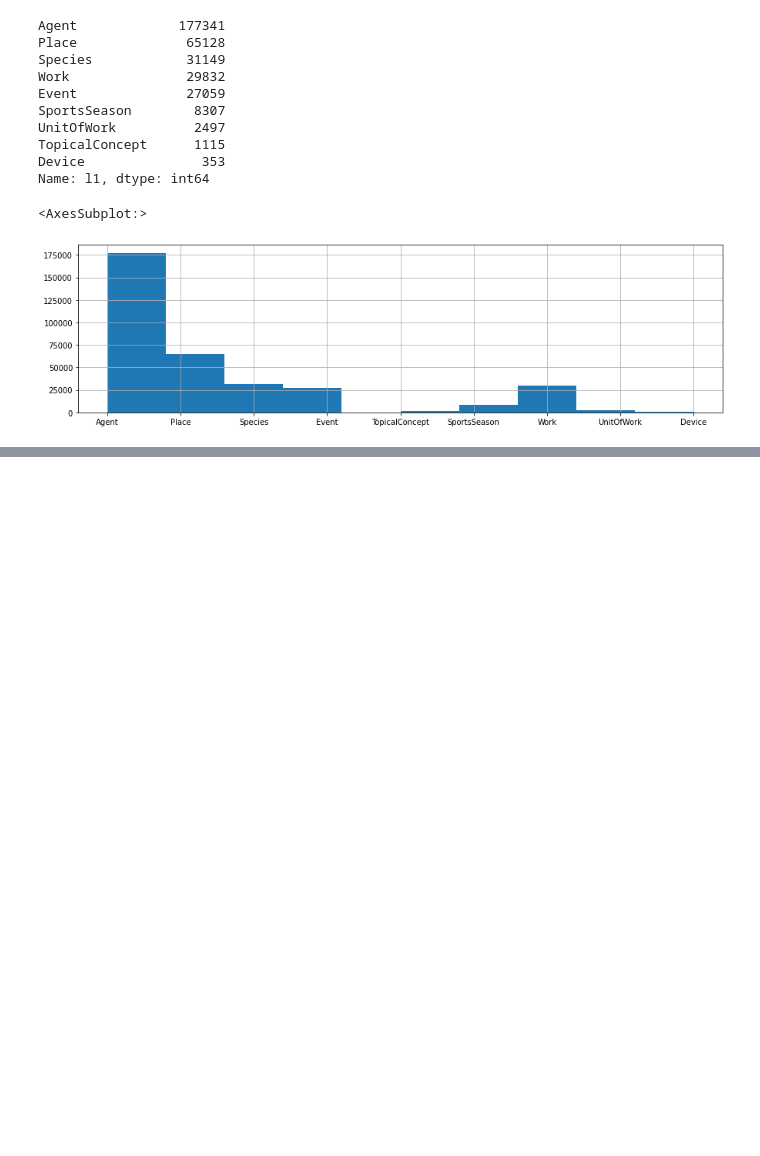
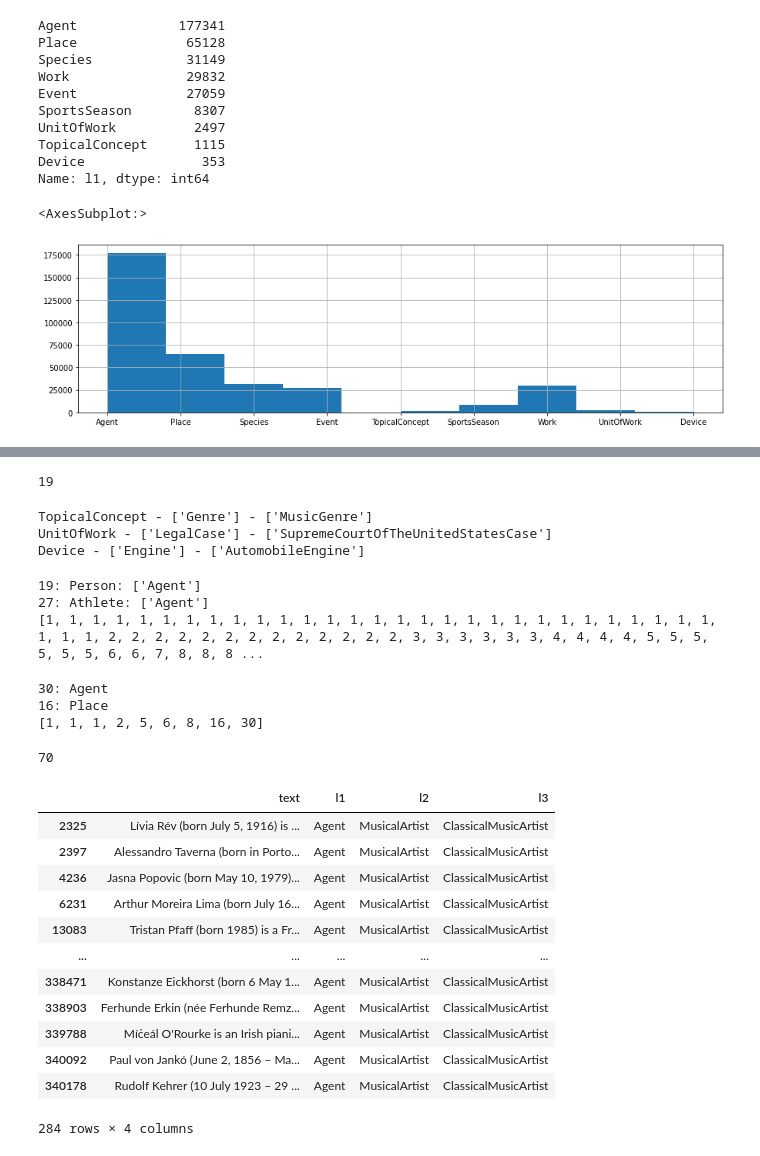
Before and after one commit to talvany/hierarchiclass, a Jupyter notebook: notebooks/Analyse data.ipynb, the cells around one changed output, grey strips where cells are left out. Drawn from its saved outputs; the diff is of its cells as text; code cells hidden in the pictures; blank space fills up the shorter version.

```diff
--- a/notebooks/Analyse data.ipynb
+++ b/notebooks/Analyse data.ipynb
@@ -59,0 +99,63 @@ Series([], Name: l3, dtype: int64)
+# %%
+len(df[df['l2'] == 'Person'].l3.unique()) == 1
+# %% [output]
+19
+# %%
+for l1_label in df.l1.unique():
+    if len(df[df['l1'] == l1_label].l3.unique()) == 1:
+        l2_label = df[df['l1'] == l1_label].l2.unique()
+        l3_label = df[df['l1'] == l1_label].l3.unique()
+        print(f'{l1_label} - {l2_label} - {l3_label}')
+# %% [output]
+TopicalConcept - ['Genre'] - ['MusicGenre']
+UnitOfWork - ['LegalCase'] - ['SupremeCourtOfTheUnitedStatesCase']
+Device - ['Engine'] - ['AutomobileEngine']
+# %%
+counts = list()
+
+for label in df.l2.unique():
+    size = len(df[df['l2'] == label].l3.unique())
+    counts.append(size)
+    l1_label = df[df['l2'] == label].l1.unique()
+    if size > 8:
+        print(f'{size}: {label}: {l1_label}')
+
+print(sorted(counts))
+# %% [output]
+19: Person: ['Agent']
+27: Athlete: ['Agent']
+[1, 1, 1, 1, 1, 1, 1, 1, 1, 1, 1, 1, 1, 1, 1, 1, 1, 1, 1, 1, 1, 1, 1, 1, 1, 1, 1, 1, 1, 1, 1, 1, 2, 2, 2, 2, 2, 2, 2, 2, 2, 2, 2, 2, 2, 3, 3, 3, 3, 3, 3, 4, 4, 4, 4, 5, 5, 5, 5, 5, 5, 6, 6, 7, 8, 8, 8 ...
+# %%
+counts = list()
+
+for label in df.l1.unique():
+    size = len(df[df['l1'] == label].l2.unique())
+    counts.append(size)
+    if size > 8:
+        print(f'{size}: {label}')
+
+print(sorted(counts))
+# %% [output]
+30: Agent
+16: Place
+[1, 1, 1, 2, 5, 6, 8, 16, 30]
+# %%
+len(df.l2.unique())
+# %% [output]
+70
+# %%
+df[df['l2'] == 'MusicalArtist']
+# %% [output]
+|  | text | l1 | l2 | l3 |
+| 2325 | Lívia Rév (born July 5, 1916) is ... | Agent | MusicalArtist | ClassicalMusicArtist |
+| 2397 | Alessandro Taverna (born in Porto... | Agent | MusicalArtist | ClassicalMusicArtist |
+| 4236 | Jasna Popovic (born May 10, 1979)... | Agent | MusicalArtist | ClassicalMusicArtist |
+| 6231 | Arthur Moreira Lima (born July 16... | Agent | MusicalArtist | ClassicalMusicArtist |
+| 13083 | Tristan Pfaff (born 1985) is a Fr... | Agent | MusicalArtist | ClassicalMusicArtist |
+| ... | ... | ... | ... | ... |
+| 338471 | Konstanze Eickhorst (born 6 May 1... | Agent | MusicalArtist | ClassicalMusicArtist |
+| 338903 | Ferhunde Erkin (née Ferhunde Remz... | Agent | MusicalArtist | ClassicalMusicArtist |
+| 339788 | Míċeál O'Rourke is an Irish piani... | Agent | MusicalArtist | ClassicalMusicArtist |
+| 340092 | Paul von Jankó (June 2, 1856 – Ma... | Agent | MusicalArtist | ClassicalMusicArtist |
+| 340178 | Rudolf Kehrer (10 July 1923 – 29 ... | Agent | MusicalArtist | ClassicalMusicArtist |
+284 rows × 4 columns
```
Also changed, not shown: parts of 12 cells of this notebook, 1 other file.
